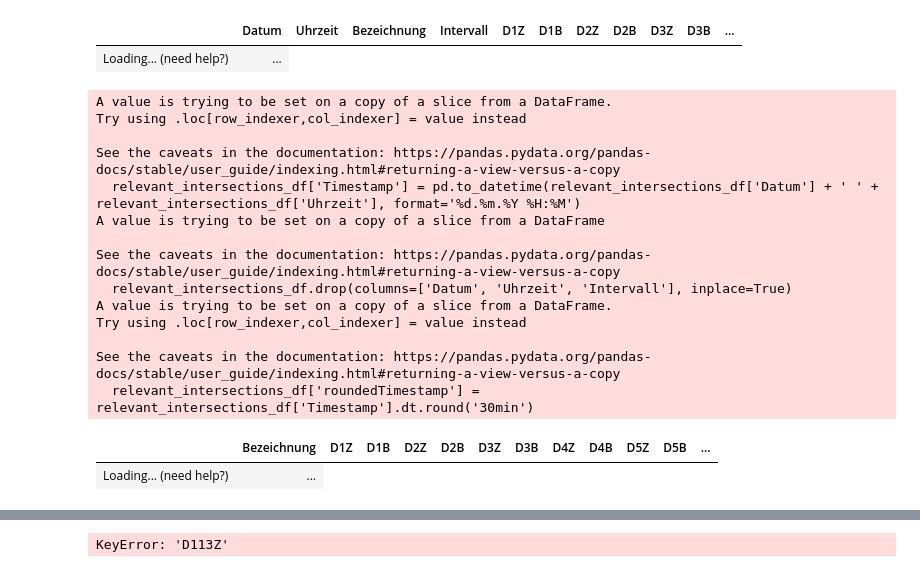
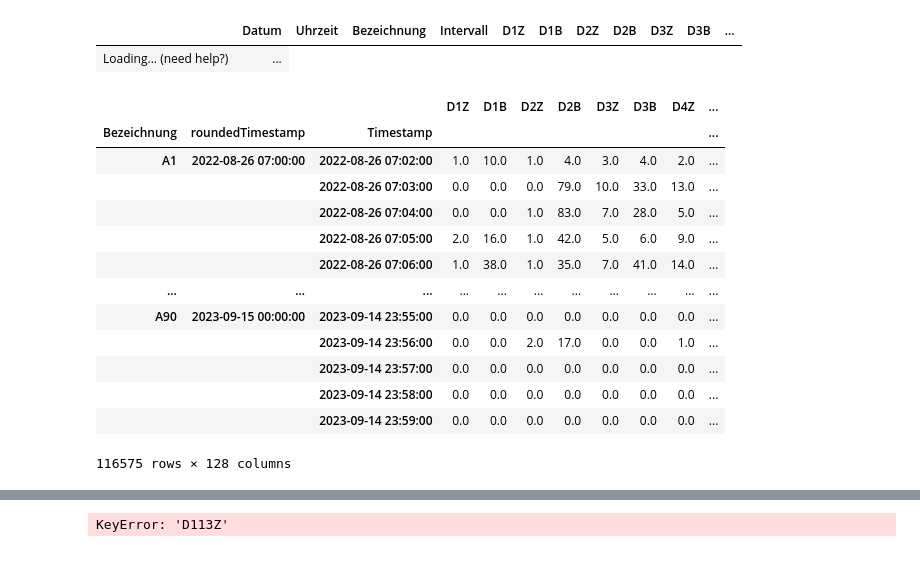
Before and after one commit to cathrinr/driving_change, a Jupyter notebook: trafficdata_exploration.ipynb, the cells around one changed output, grey strips where cells are left out. Cells and saved outputs as stored; diff of their text form; code cells hidden in the pictures.

```diff
--- a/trafficdata_exploration.ipynb
+++ b/trafficdata_exploration.ipynb
@@ -73,30 +75,26 @@ show(relevant_intersections_df)
 # %%
 #time transformation
 
 relevant_intersections_df['Timestamp'] = pd.to_datetime(relevant_intersections_df['Datum'] + ' ' + relevant_intersections_df['Uhrzeit'], format='%d.%m.%Y %H:%M')
 relevant_intersections_df.drop(columns=['Datum', 'Uhrzeit', 'Intervall'], inplace=True)
 
 #create new column for 30 min intervals to match with emission/ weather data
 relevant_intersections_df['roundedTimestamp'] = relevant_intersections_df['Timestamp'].dt.round('30min')
 
-relevant_intersections_df.groupby()
+relevant_intersections_df = relevant_intersections_df.groupby(['Bezeichnung', 'roundedTimestamp', 'Timestamp']).sum()
+relevant_intersections_df
 # %% [output]
+|  |  |  | D1Z | D1B | D2Z | D2B | D3Z | D3B | D4Z | ... |
+| Bezeichnung | roundedTimestamp | Timestamp |  |  |  |  |  |  |  | ... |
+| A1 | 2022-08-26 07:00:00 | 2022-08-26 07:02:00 | 1.0 | 10.0 | 1.0 | 4.0 | 3.0 | 4.0 | 2.0 | ... |
+|  |  | 2022-08-26 07:03:00 | 0.0 | 0.0 | 0.0 | 79.0 | 10.0 | 33.0 | 13.0 | ... |
+|  |  | 2022-08-26 07:04:00 | 0.0 | 0.0 | 1.0 | 83.0 | 7.0 | 28.0 | 5.0 | ... |
+|  |  | 2022-08-26 07:05:00 | 2.0 | 16.0 | 1.0 | 42.0 | 5.0 | 6.0 | 9.0 | ... |
+|  |  | 2022-08-26 07:06:00 | 1.0 | 38.0 | 1.0 | 35.0 | 7.0 | 41.0 | 14.0 | ... |
+| ... | ... | ... | ... | ... | ... | ... | ... | ... | ... | ... |
+| A90 | 2023-09-15 00:00:00 | 2023-09-14 23:55:00 | 0.0 | 0.0 | 0.0 | 0.0 | 0.0 | 0.0 | 0.0 | ... |
+|  |  | 2023-09-14 23:56:00 | 0.0 | 0.0 | 2.0 | 17.0 | 0.0 | 0.0 | 1.0 | ... |
+|  |  | 2023-09-14 23:57:00 | 0.0 | 0.0 | 0.0 | 0.0 | 0.0 | 0.0 | 0.0 | ... |
+|  |  | 2023-09-14 23:58:00 | 0.0 | 0.0 | 0.0 | 0.0 | 0.0 | 0.0 | 0.0 | ... |
+|  |  | 2023-09-14 23:59:00 | 0.0 | 0.0 | 0.0 | 0.0 | 0.0 | 0.0 | 0.0 | ... |
-A value is trying to be set on a copy of a slice from a DataFrame.
-Try using .loc[row_indexer,col_indexer] = value instead
-
-See the caveats in the documentation: https://pandas.pydata.org/pandas-docs/stable/user_guide/indexing.html#returning-a-view-versus-a-copy
-  relevant_intersections_df['Timestamp'] = pd.to_datetime(relevant_intersections_df['Datum'] + ' ' + relevant_intersections_df['Uhrzeit'], format='%d.%m.%Y %H:%M')
-A value is trying to be set on a copy of a slice from a DataFrame
-
-See the caveats in the documentation: https://pandas.pydata.org/pandas-docs/stable/user_guide/indexing.html#returning-a-view-versus-a-copy
-  relevant_intersections_df.drop(columns=['Datum', 'Uhrzeit', 'Intervall'], inplace=True)
-A value is trying to be set on a copy of a slice from a DataFrame.
-Try using .loc[row_indexer,col_indexer] = value instead
-
-See the caveats in the documentation: https://pandas.pydata.org/pandas-docs/stable/user_guide/indexing.html#returning-a-view-versus-a-copy
-  relevant_intersections_df['roundedTimestamp'] = relevant_intersections_df['Timestamp'].dt.round('30min')
+116575 rows × 128 columns
-# %%
-show(relevant_intersections_df.loc[relevant_intersections_df['roundedTimestamp'] == '2022-08-26 07:00:00'], maxBytes=0)
-# %% [output]
-|  | Bezeichnung | D1Z | D1B | D2Z | D2B | D3Z | D3B | D4Z | D4B | D5Z | D5B | ... |
-| Loading... (need help?) | ... |
```
Also changed, not shown: parts of 10 cells of this notebook.
